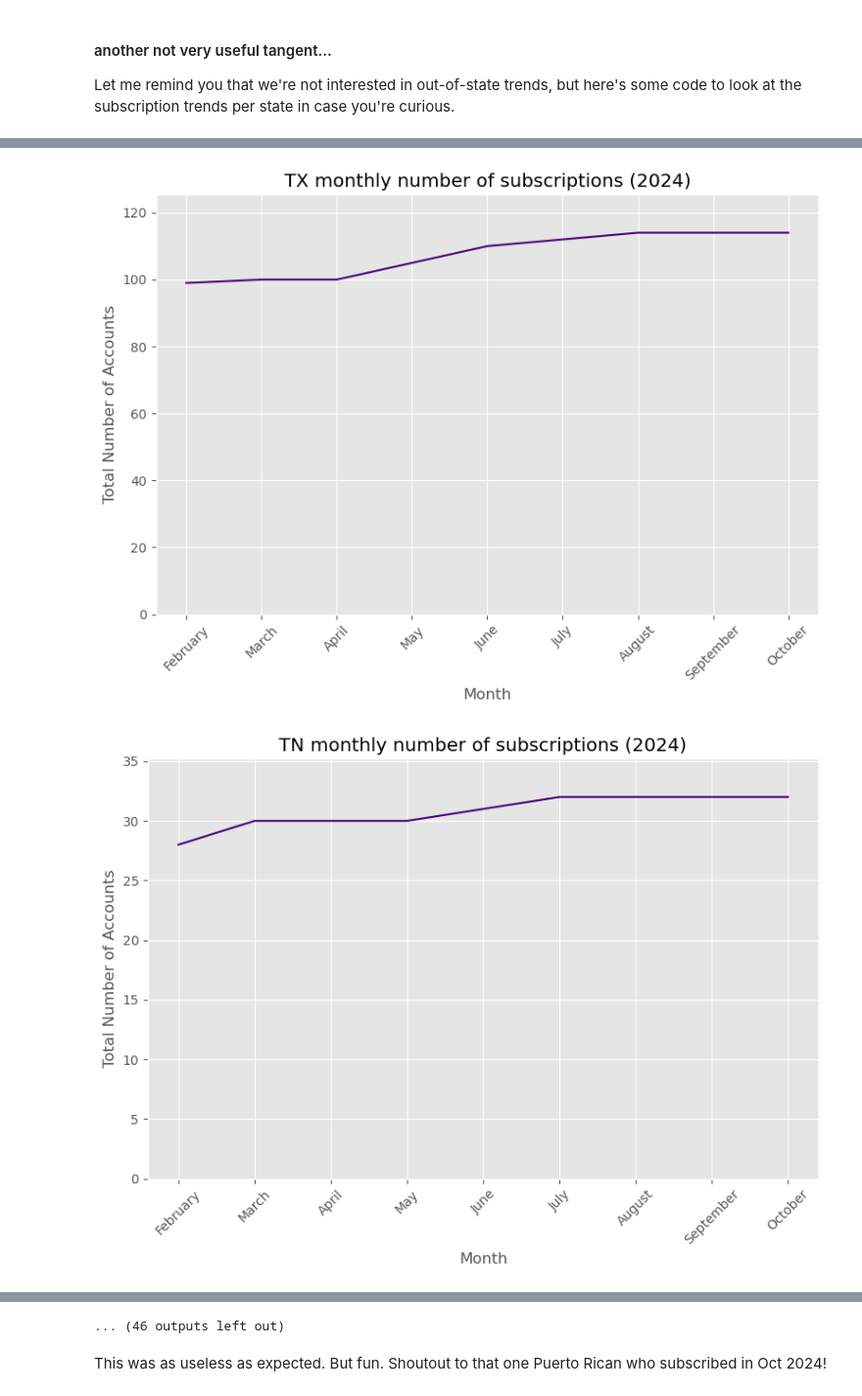
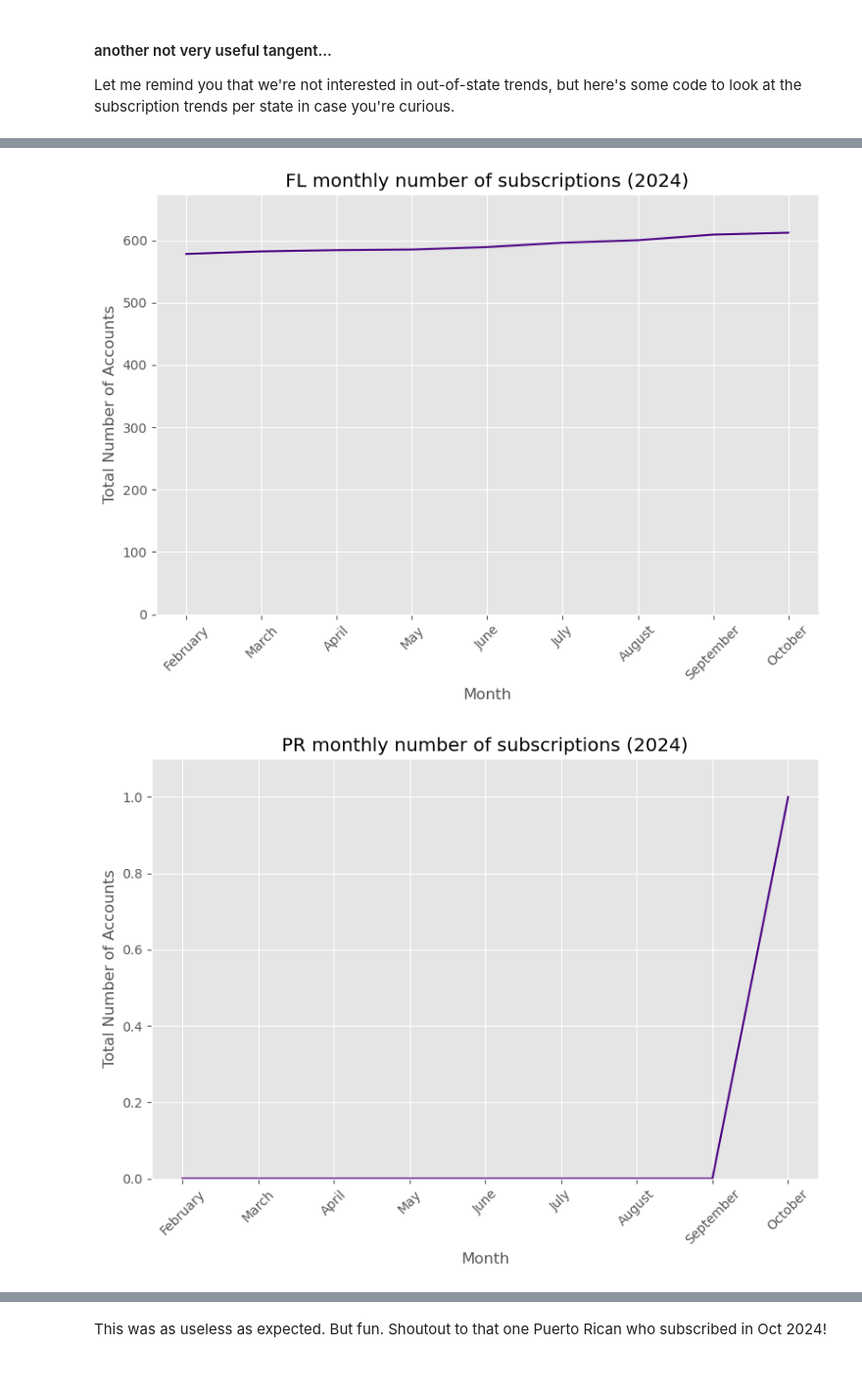
Before and after one commit to BV07/DS5110-FinalProject-METLN, a Jupyter notebook: DataAnalysis.ipynb, the cells around one changed output, grey strips where cells are left out. Shown at 98% size. Drawn from its saved outputs; the diff is of its cells as text; code cells hidden in the pictures.

```diff
--- a/DataAnalysis.ipynb
+++ b/DataAnalysis.ipynb
@@ -226,12 +226,14 @@ def fix_counts(series):
     new = new.astype(int)
     return new
 # %%
-state_list = active_df.State.unique()
-for i, state in enumerate(state_list):
-    # if state == 'ME' or state == 'PR':
-    #     continue
+state_list = active_df.State.unique() # useful if we want to plot ALL (it's a lot)
+states_to_plot = ['MA','FL','PR'] # chose one or many states to look at
+
+months = ['February', 'March', 'April', 'May', 'June', 'July', 'August', 'September', 'October']
+
+# for i, state in enumerate(state_list): # only run this if you want ALL (it's a lot)
+for i, state in enumerate(states_to_plot):
     fig, ax = plt.subplots(figsize=(8,6))
-    months = ['February', 'March', 'April', 'May', 'June', 'July', 'August', 'September', 'October']
     state_accs = fix_counts(active_df[active_df.State == state].groupby('Month').count()['AccountID'].rename('Total Accounts')).to_numpy()
 
     ax.plot(months,state_accs,c='indigo')
@@ -250,2 +252,2 @@ for i, state in enumerate(state_list):
-[figure, old version]
+[figure, new version]
-[figure, old version]
+[figure, new version]
@@ -261,4 +254,3 @@ for i, state in enumerate(state_list):
-... (46 outputs left out)
 # %% [markdown]
 This was as useless as expected. But fun. Shoutout to that one Puerto Rican who subscribed in Oct 2024!
 # %%
```
Also changed, not shown: parts of 1 cell of this notebook.
